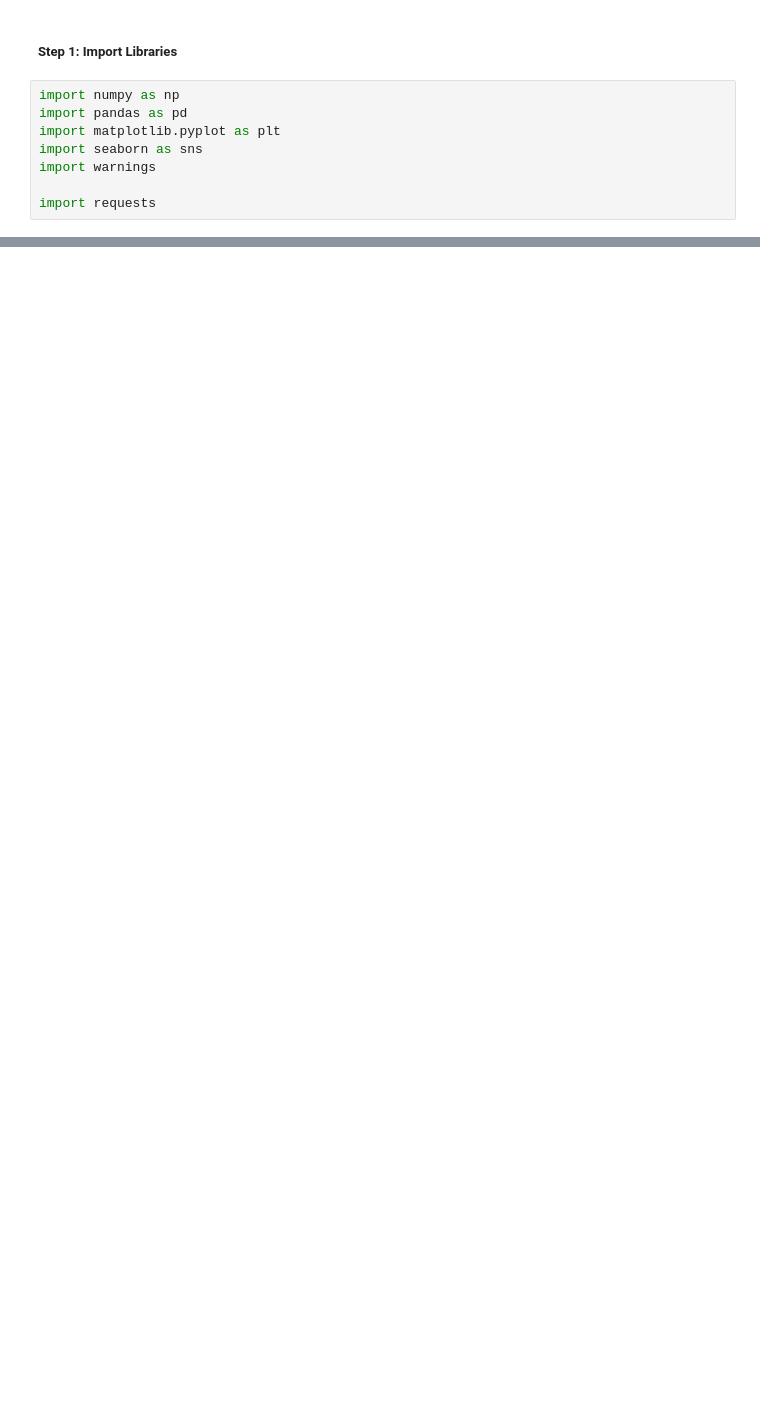
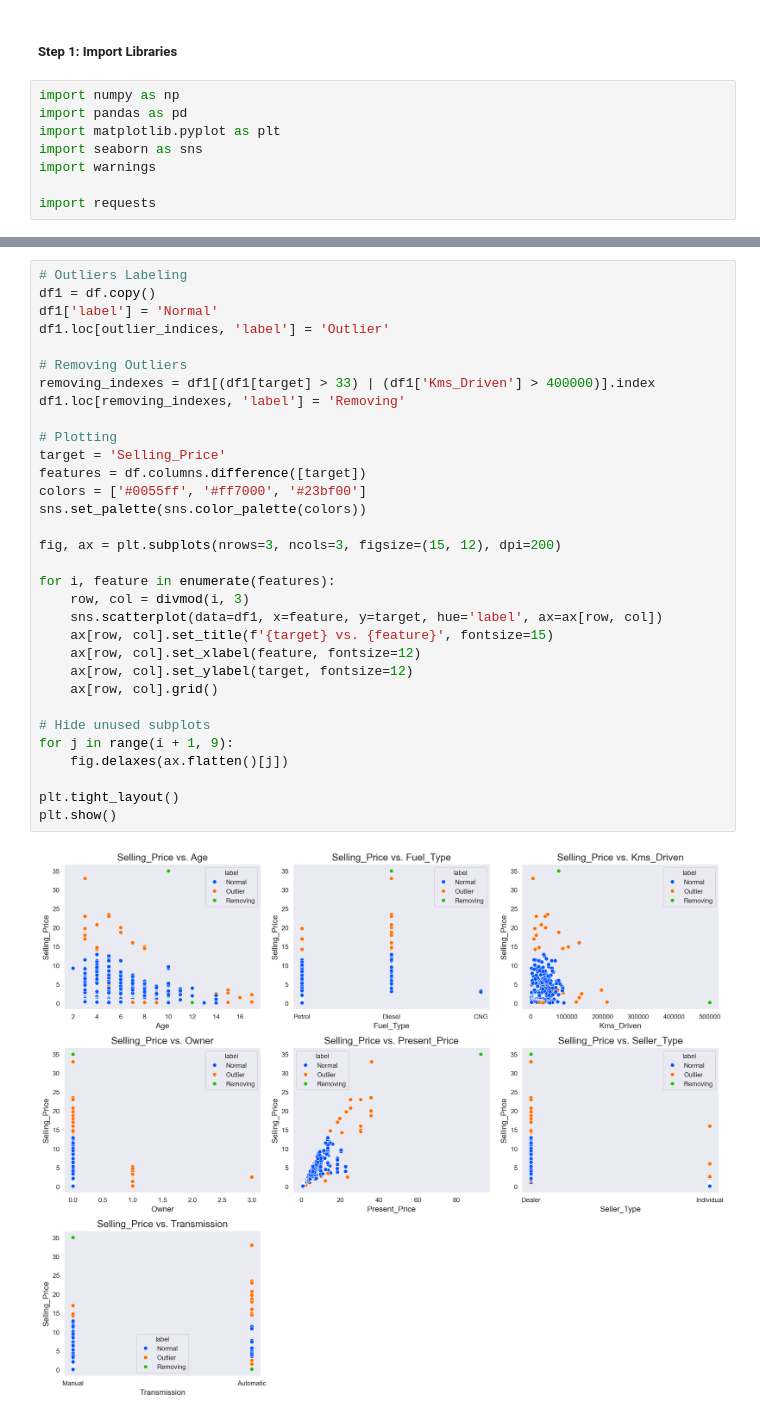
Before and after one commit to RazieYousefi/DataPreparation, a Jupyter notebook: DataPreparation.ipynb, the cells around one changed output, grey strips where cells are left out. Saved outputs shown, nothing was run; the diff lists cells and outputs as text; blank space fills up the shorter version.

```diff
--- a/DataPreparation.ipynb
+++ b/DataPreparation.ipynb
@@ -18,0 +263,34 @@ import requests
+# %%
+# Outliers Labeling
+df1 = df.copy()
+df1['label'] = 'Normal'
+df1.loc[outlier_indices, 'label'] = 'Outlier'
+
+# Removing Outliers
+removing_indexes = df1[(df1[target] > 33) | (df1['Kms_Driven'] > 400000)].index
+df1.loc[removing_indexes, 'label'] = 'Removing'
+
+# Plotting
+target = 'Selling_Price'
+features = df.columns.difference([target])
+colors = ['#0055ff', '#ff7000', '#23bf00']
+sns.set_palette(sns.color_palette(colors))
+
+fig, ax = plt.subplots(nrows=3, ncols=3, figsize=(15, 12), dpi=200)
+
+for i, feature in enumerate(features):
+    row, col = divmod(i, 3)
+    sns.scatterplot(data=df1, x=feature, y=target, hue='label', ax=ax[row, col])
+    ax[row, col].set_title(f'{target} vs. {feature}', fontsize=15)
+    ax[row, col].set_xlabel(feature, fontsize=12)
+    ax[row, col].set_ylabel(target, fontsize=12)
+    ax[row, col].grid()
+
+# Hide unused subplots
+for j in range(i + 1, 9):
+    fig.delaxes(ax.flatten()[j])
+
+plt.tight_layout()
+plt.show()
+# %% [output]
+[figure, added]
```
Also changed, not shown: parts of 36 cells of this notebook.
